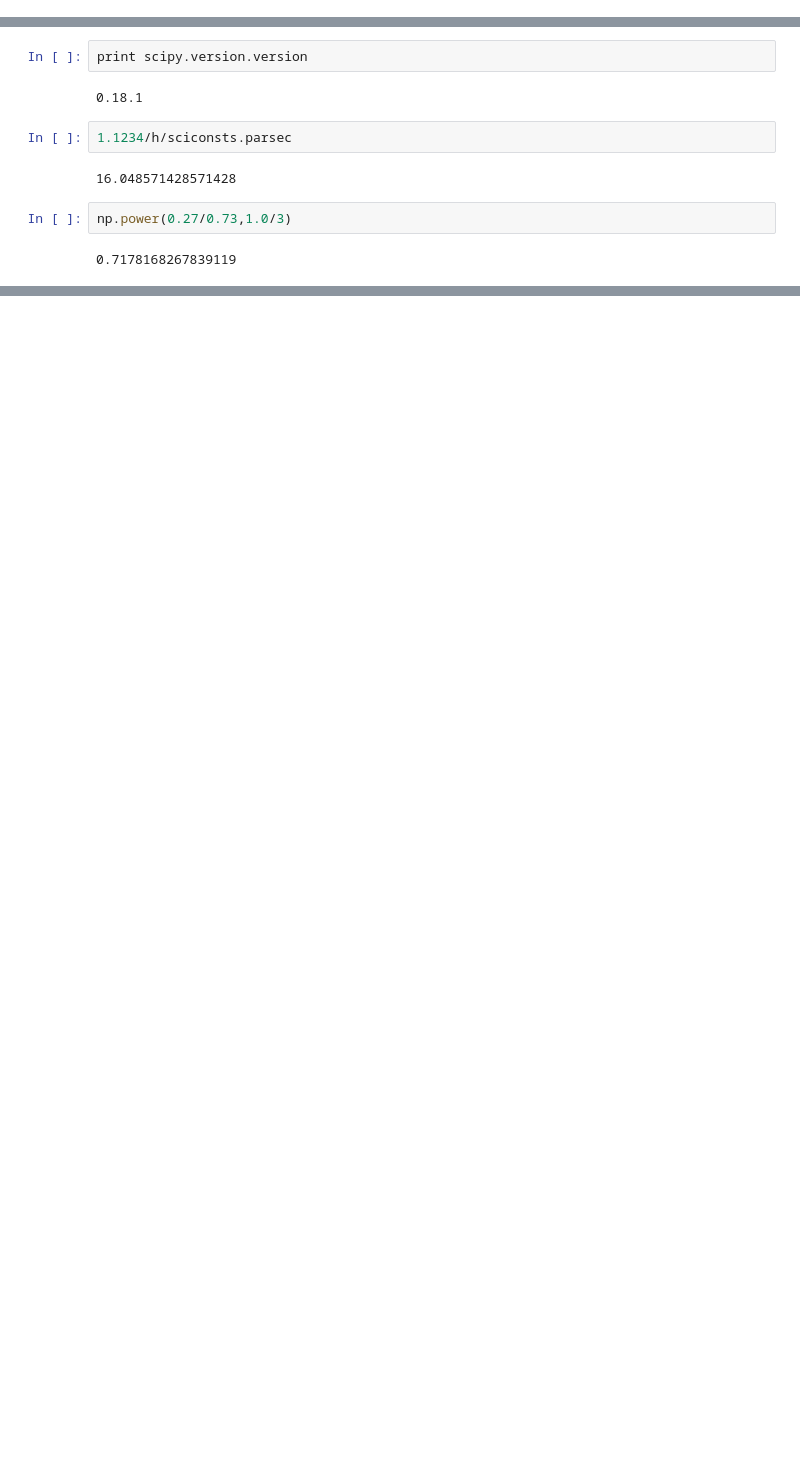
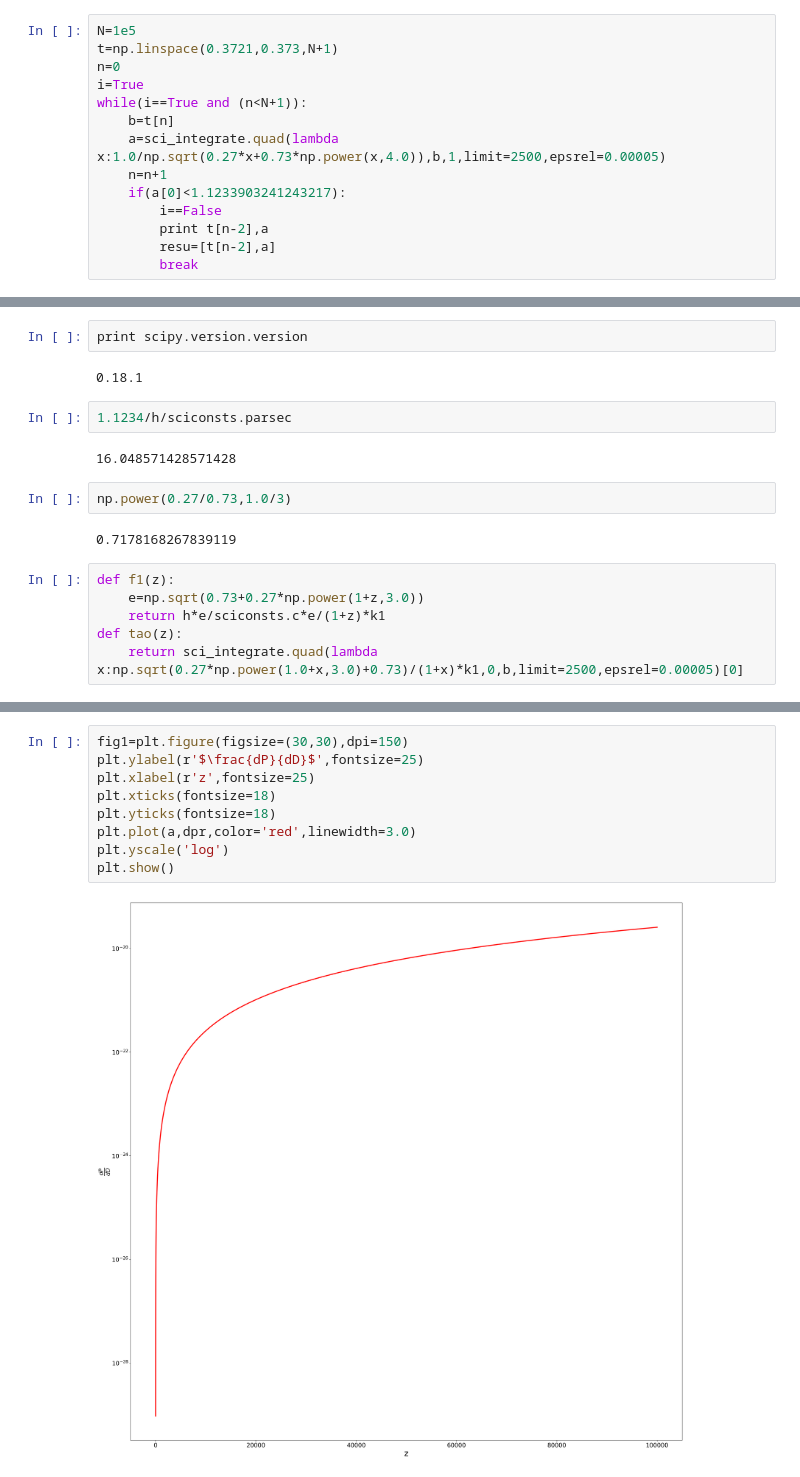
Before and after one commit to shanzhoupeng/GW-simu, a Jupyter notebook: notebook/物理宇宙学基础 计算.ipynb, the cells around one changed output, grey strips where cells are left out. Drawn from its saved outputs; the diff is of its cells as text; blank space fills up the shorter version.

```diff
--- a/notebook/物理宇宙学基础 计算.ipynb
+++ b/notebook/物理宇宙学基础 计算.ipynb
@@ -190,0 +249,14 @@ years*h
+# %%
+N=1e5
+t=np.linspace(0.3721,0.373,N+1)
+n=0
+i=True
+while(i==True and (n<N+1)):
+    b=t[n]
+    a=sci_integrate.quad(lambda x:1.0/np.sqrt(0.27*x+0.73*np.power(x,4.0)),b,1,limit=2500,epsrel=0.00005)
+    n=n+1
+    if(a[0]<1.1233903241243217):
+        i==False
+        print t[n-2],a
+        resu=[t[n-2],a]
+        break
@@ -473,3 +542,9 @@ print scipy.version.version
 np.power(0.27/0.73,1.0/3)
 # %% [output]
 0.7178168267839119
+# %%
+def f1(z):
+    e=np.sqrt(0.73+0.27*np.power(1+z,3.0))
+    return h*e/sciconsts.c*e/(1+z)*k1
+def tao(z):
+    return sci_integrate.quad(lambda x:np.sqrt(0.27*np.power(1.0+x,3.0)+0.73)/(1+x)*k1,0,b,limit=2500,epsrel=0.00005)[0]
@@ -475,0 +578,11 @@ np.power(0.27/0.73,1.0/3)
+# %%
+fig1=plt.figure(figsize=(30,30),dpi=150)
+plt.ylabel(r'$\frac{dP}{dD}$',fontsize=25)
+plt.xlabel(r'z',fontsize=25)
+plt.xticks(fontsize=18)
+plt.yticks(fontsize=18)
+plt.plot(a,dpr,color='red',linewidth=3.0)
+plt.yscale('log')
+plt.show()
+# %% [output]
+[figure, added]
```
Also changed, not shown: parts of 24 cells of this notebook, 4 other files.
